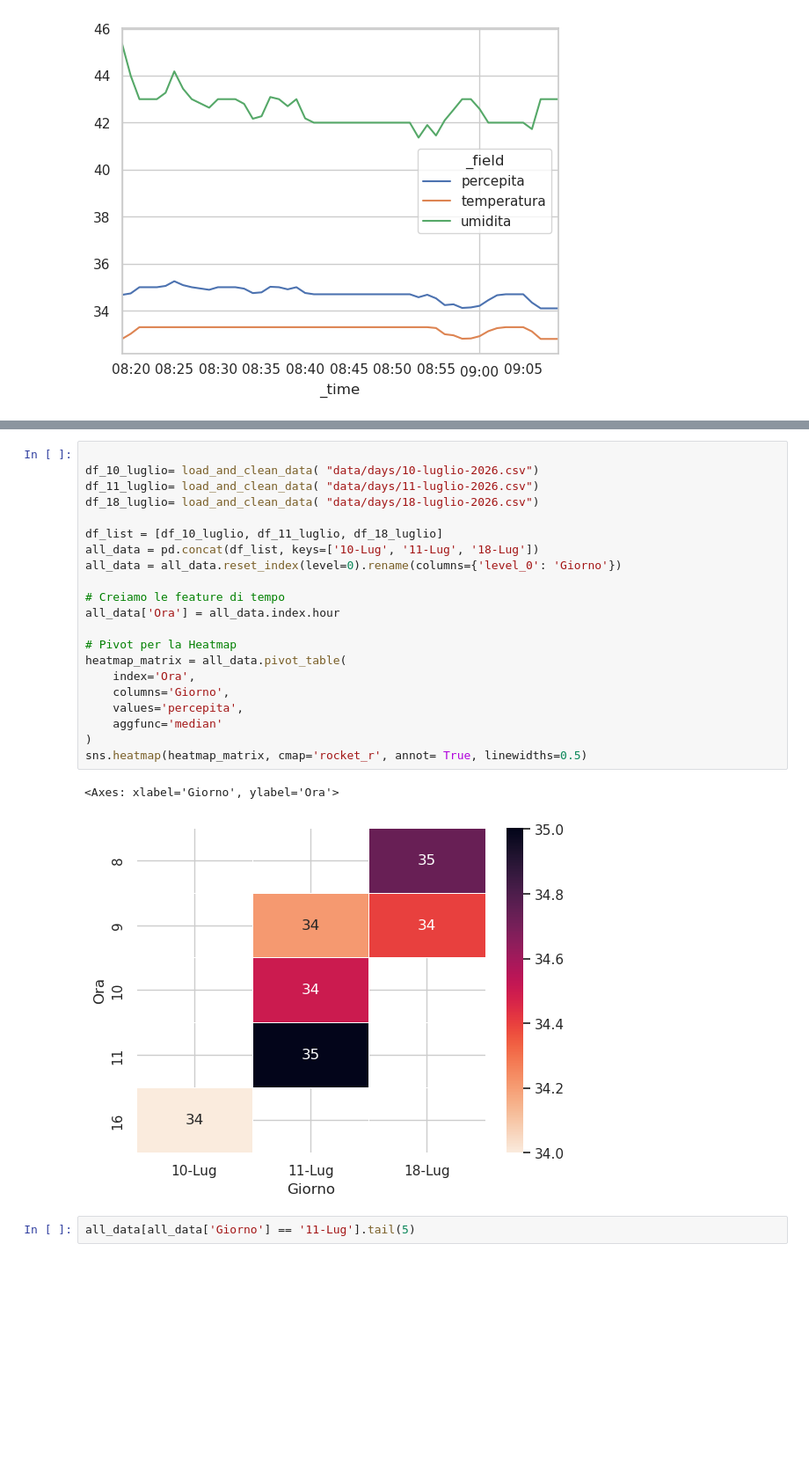
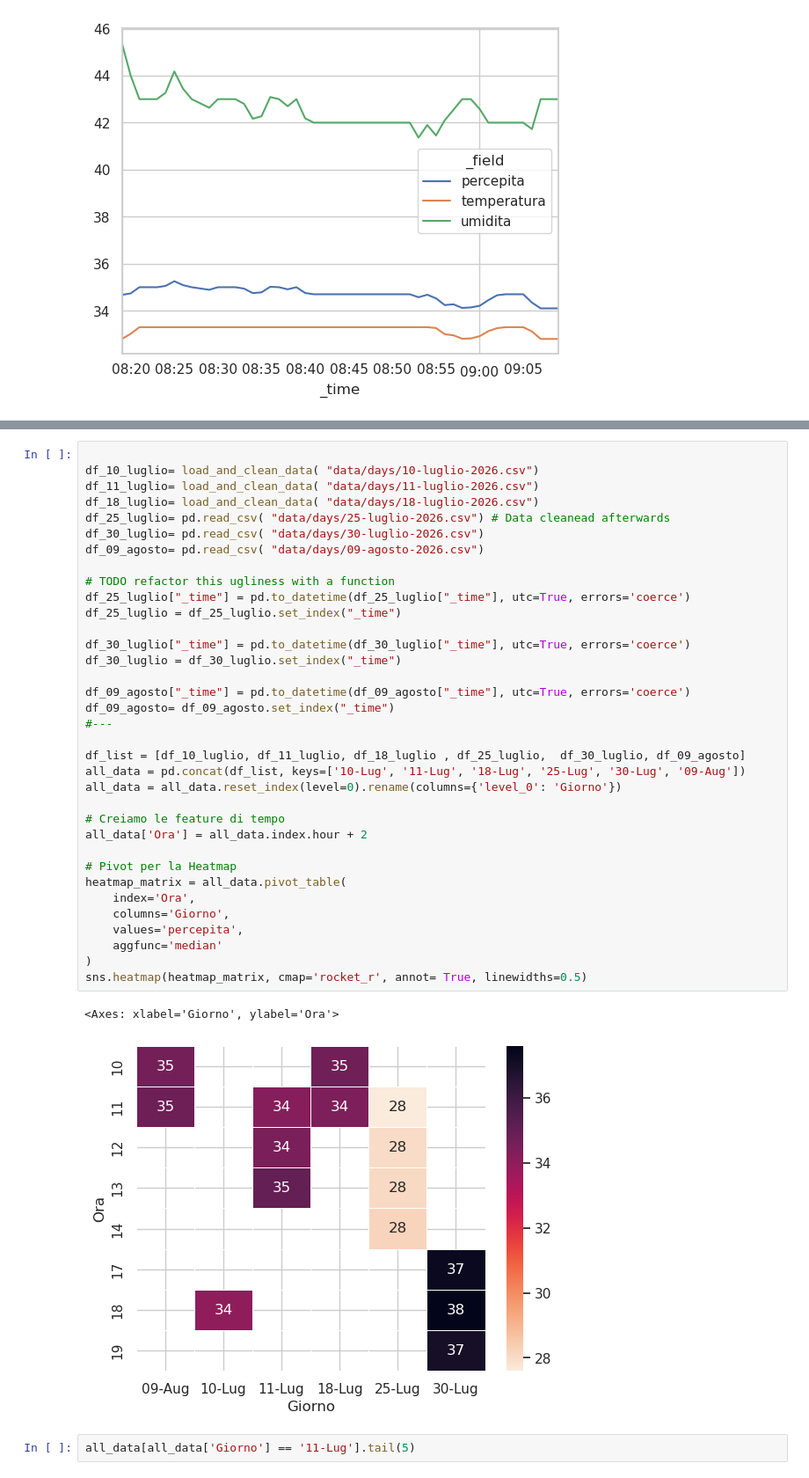
Before and after one commit to Linkyolo/grafana-raspi4-dht, a Jupyter notebook: analysis/18-luglio-2026.ipynb, the cells around one changed output, grey strips where cells are left out. Shown at 88% size. Drawn from its saved outputs; the diff is of its cells as text; blank space fills up the shorter version.

```diff
--- a/analysis/18-luglio-2026.ipynb
+++ b/analysis/18-luglio-2026.ipynb
@@ -180,27 +196,41 @@ df_clean.plot()
 # %%
 
 df_10_luglio= load_and_clean_data( "data/days/10-luglio-2026.csv")
 df_11_luglio= load_and_clean_data( "data/days/11-luglio-2026.csv")
 df_18_luglio= load_and_clean_data( "data/days/18-luglio-2026.csv")
+df_25_luglio= pd.read_csv( "data/days/25-luglio-2026.csv") # Data cleanead afterwards
+df_30_luglio= pd.read_csv( "data/days/30-luglio-2026.csv")
+df_09_agosto= pd.read_csv( "data/days/09-agosto-2026.csv")
 
-df_list = [df_10_luglio, df_11_luglio, df_18_luglio]
-all_data = pd.concat(df_list, keys=['10-Lug', '11-Lug', '18-Lug'])
+# TODO refactor this ugliness with a function
+df_25_luglio["_time"] = pd.to_datetime(df_25_luglio["_time"], utc=True, errors='coerce')
+df_25_luglio = df_25_luglio.set_index("_time")
+
+df_30_luglio["_time"] = pd.to_datetime(df_30_luglio["_time"], utc=True, errors='coerce')
+df_30_luglio = df_30_luglio.set_index("_time")
+
+df_09_agosto["_time"] = pd.to_datetime(df_09_agosto["_time"], utc=True, errors='coerce')
+df_09_agosto= df_09_agosto.set_index("_time")
+#---
+
+df_list = [df_10_luglio, df_11_luglio, df_18_luglio , df_25_luglio,  df_30_luglio, df_09_agosto]
+all_data = pd.concat(df_list, keys=['10-Lug', '11-Lug', '18-Lug', '25-Lug', '30-Lug', '09-Aug'])
 all_data = all_data.reset_index(level=0).rename(columns={'level_0': 'Giorno'})
 
 # Creiamo le feature di tempo
-all_data['Ora'] = all_data.index.hour
+all_data['Ora'] = all_data.index.hour + 2
 
 # Pivot per la Heatmap
 heatmap_matrix = all_data.pivot_table(
     index='Ora',
     columns='Giorno',
     values='percepita',
     aggfunc='median'
 )
 sns.heatmap(heatmap_matrix, cmap='rocket_r', annot= True, linewidths=0.5)
 # %% [output]
 <Axes: xlabel='Giorno', ylabel='Ora'>
-[figure, old version]
+[figure, new version]
 # %%
 all_data[all_data['Giorno'] == '11-Lug'].tail(5)
 # %% [output]
```
Also changed, not shown: parts of 4 cells of this notebook, 11 other files.
